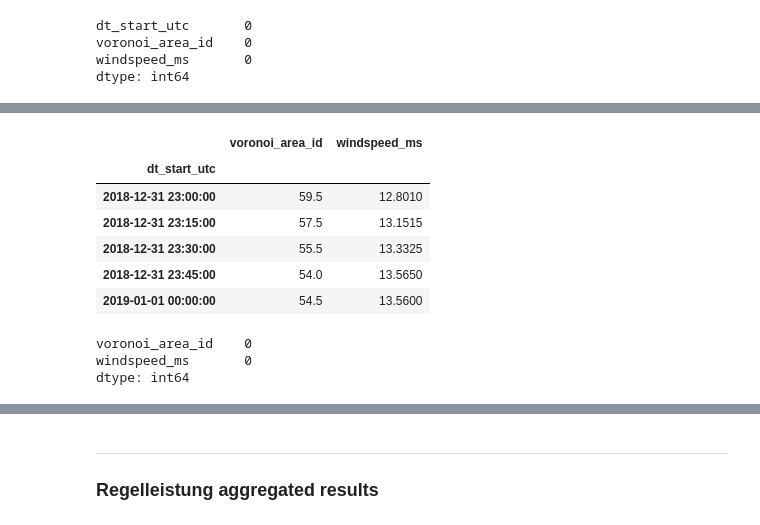
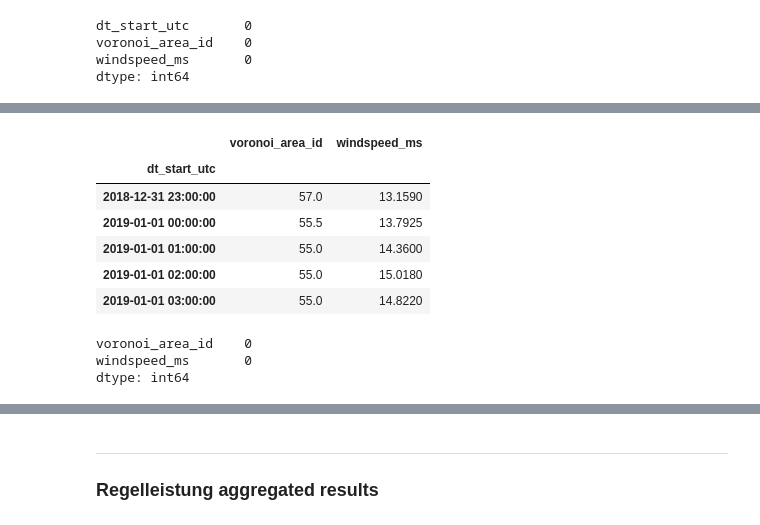
Before and after one commit to Windbenders/capstone_energy, a Jupyter notebook: notebooks/notebook_Katrin.ipynb, the cells around one changed output, grey strips where cells are left out. Drawn from its saved outputs; the diff is of its cells as text; code cells hidden in the pictures.

```diff
--- a/notebooks/notebook_Katrin.ipynb
+++ b/notebooks/notebook_Katrin.ipynb
@@ -416,17 +315,27 @@ speedy_groupby=speedy.groupby(by='dt_start_utc').median()
+# %%
+speedy = speedy.set_index('dt_start_utc')
+# %%
+# aggregate data on hourly timesteps and interpolate missing values
+def fill_missing(data):
+    data = data.resample('1H').median()
+    data = data.interpolate(method='time', limit_direction='both')
+    return data
+# %%
+speedy_filled = fill_missing(speedy)
 # %%
-speedy_groupby.head()
+speedy_filled.head()
 # %% [output]
 |  | voronoi_area_id | windspeed_ms |
 | dt_start_utc |  |  |
-| 2018-12-31 23:00:00 | 59.5 | 12.8010 |
-| 2018-12-31 23:15:00 | 57.5 | 13.1515 |
-| 2018-12-31 23:30:00 | 55.5 | 13.3325 |
-| 2018-12-31 23:45:00 | 54.0 | 13.5650 |
-| 2019-01-01 00:00:00 | 54.5 | 13.5600 |
+| 2018-12-31 23:00:00 | 57.0 | 13.1590 |
+| 2019-01-01 00:00:00 | 55.5 | 13.7925 |
+| 2019-01-01 01:00:00 | 55.0 | 14.3600 |
+| 2019-01-01 02:00:00 | 55.0 | 15.0180 |
+| 2019-01-01 03:00:00 | 55.0 | 14.8220 |
-# %%
-speedy_groupby.isnull().sum()
-# %% [output]
-voronoi_area_id    0
-windspeed_ms       0
-dtype: int64
+# %%
+speedy_filled.isna().sum()
+# %% [output]
+voronoi_area_id    0
+windspeed_ms       0
+dtype: int64
 # %%
```
Also changed, not shown: parts of 102 cells of this notebook.
